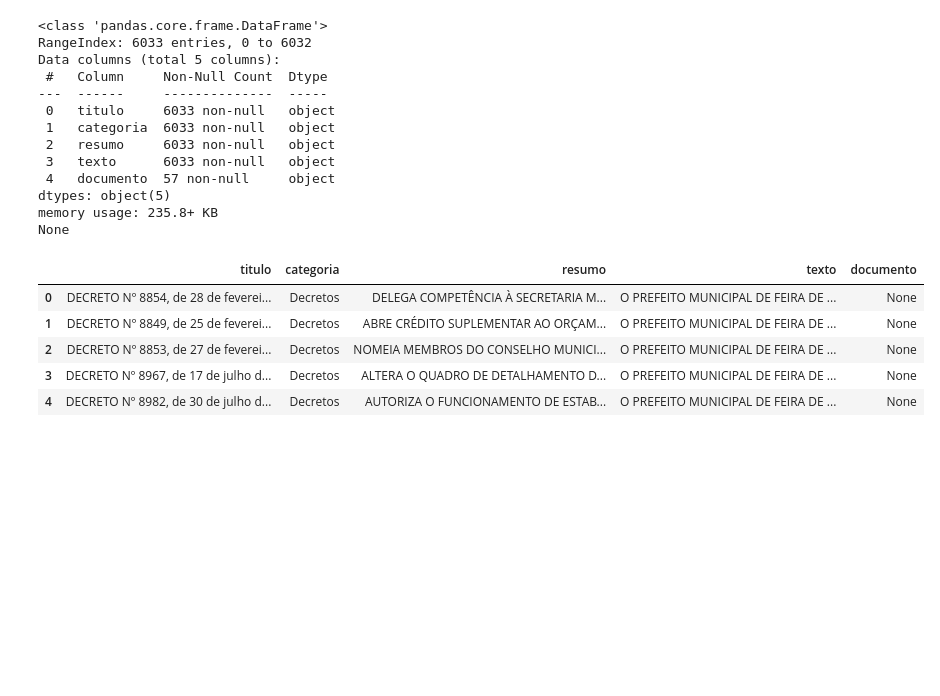
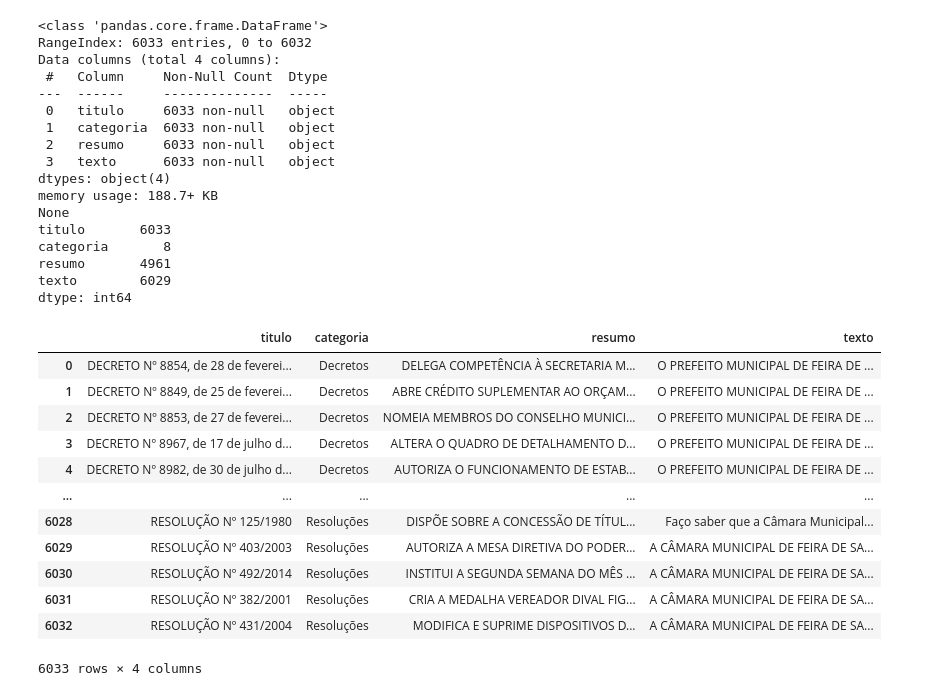
Before and after one commit to DadosAbertosDeFeira/analises, a Jupyter notebook: analysis/leis_exploracao_inicial.ipynb, the cells around one changed output. Cells and saved outputs as stored; diff of their text form; code cells hidden in the pictures; blank space fills up the shorter version.

```diff
--- a/analysis/leis_exploracao_inicial.ipynb
+++ b/analysis/leis_exploracao_inicial.ipynb
@@ -6,24 +4,37 @@ import re
 # %%
 leis = pd.read_json('leis.json')
+leis.drop(['documento'], inplace=True, axis=1)
 print(leis.info())
-leis.head()
+print(leis.nunique())
+leis
 # %% [output]
 <class 'pandas.core.frame.DataFrame'>
 RangeIndex: 6033 entries, 0 to 6032
-Data columns (total 5 columns):
+Data columns (total 4 columns):
  #   Column     Non-Null Count  Dtype
 ---  ------     --------------  -----
  0   titulo     6033 non-null   object
  1   categoria  6033 non-null   object
  2   resumo     6033 non-null   object
  3   texto      6033 non-null   object
- 4   documento  57 non-null     object
-dtypes: object(5)
-memory usage: 235.8+ KB
+dtypes: object(4)
+memory usage: 188.7+ KB
 None
+titulo       6033
+categoria       8
+resumo       4961
+texto        6029
+dtype: int64
-|  | titulo | categoria | resumo | texto | documento |
-| 0 | DECRETO Nº 8854, de 28 de feverei... | Decretos | DELEGA COMPETÊNCIA À SECRETARIA M... | O PREFEITO MUNICIPAL DE FEIRA DE ... | None |
-| 1 | DECRETO Nº 8849, de 25 de feverei... | Decretos | ABRE CRÉDITO SUPLEMENTAR AO ORÇAM... | O PREFEITO MUNICIPAL DE FEIRA DE ... | None |
-| 2 | DECRETO Nº 8853, de 27 de feverei... | Decretos | NOMEIA MEMBROS DO CONSELHO MUNICI... | O PREFEITO MUNICIPAL DE FEIRA DE ... | None |
-| 3 | DECRETO Nº 8967, de 17 de julho d... | Decretos | ALTERA O QUADRO DE DETALHAMENTO D... | O PREFEITO MUNICIPAL DE FEIRA DE ... | None |
-| 4 | DECRETO Nº 8982, de 30 de julho d... | Decretos | AUTORIZA O FUNCIONAMENTO DE ESTAB... | O PREFEITO MUNICIPAL DE FEIRA DE ... | None |
+|  | titulo | categoria | resumo | texto |
+| 0 | DECRETO Nº 8854, de 28 de feverei... | Decretos | DELEGA COMPETÊNCIA À SECRETARIA M... | O PREFEITO MUNICIPAL DE FEIRA DE ... |
+| 1 | DECRETO Nº 8849, de 25 de feverei... | Decretos | ABRE CRÉDITO SUPLEMENTAR AO ORÇAM... | O PREFEITO MUNICIPAL DE FEIRA DE ... |
+| 2 | DECRETO Nº 8853, de 27 de feverei... | Decretos | NOMEIA MEMBROS DO CONSELHO MUNICI... | O PREFEITO MUNICIPAL DE FEIRA DE ... |
+| 3 | DECRETO Nº 8967, de 17 de julho d... | Decretos | ALTERA O QUADRO DE DETALHAMENTO D... | O PREFEITO MUNICIPAL DE FEIRA DE ... |
+| 4 | DECRETO Nº 8982, de 30 de julho d... | Decretos | AUTORIZA O FUNCIONAMENTO DE ESTAB... | O PREFEITO MUNICIPAL DE FEIRA DE ... |
+| ... | ... | ... | ... | ... |
+| 6028 | RESOLUÇÃO Nº 125/1980 | Resoluções | DISPÕE SOBRE A CONCESSÃO DE TÍTUL... | Faço saber que a Câmara Municipal... |
+| 6029 | RESOLUÇÃO Nº 403/2003 | Resoluções | AUTORIZA A MESA DIRETIVA DO PODER... | A CÂMARA MUNICIPAL DE FEIRA DE SA... |
+| 6030 | RESOLUÇÃO Nº 492/2014 | Resoluções | INSTITUI A SEGUNDA SEMANA DO MÊS ... | A CÂMARA MUNICIPAL DE FEIRA DE SA... |
+| 6031 | RESOLUÇÃO Nº 382/2001 | Resoluções | CRIA A MEDALHA VEREADOR DIVAL FIG... | A CÂMARA MUNICIPAL DE FEIRA DE SA... |
+| 6032 | RESOLUÇÃO Nº 431/2004 | Resoluções | MODIFICA E SUPRIME DISPOSITIVOS D... | A CÂMARA MUNICIPAL DE FEIRA DE SA... |
+6033 rows × 4 columns
```
Also changed, not shown: parts of 10 cells of this notebook, 1 other file.
